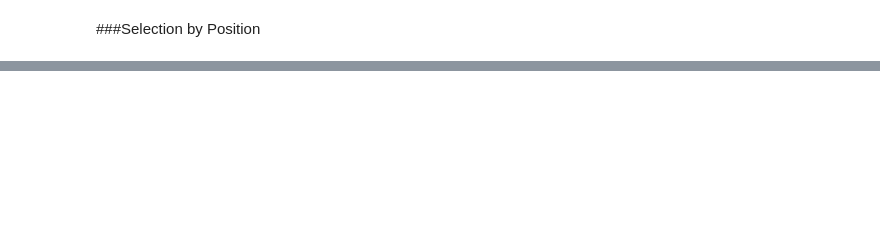
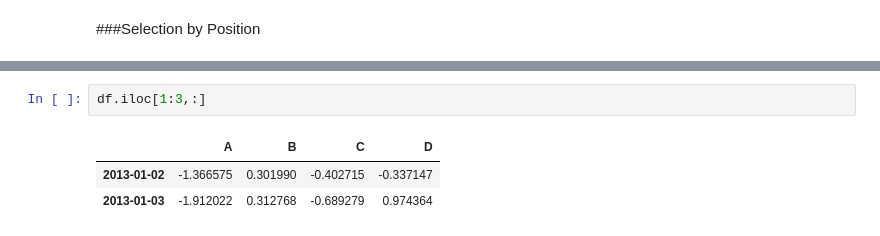
Before and after one commit to clipper0417/Pandas, a Jupyter notebook: 10_Minutes_To_Pandas.ipynb, the cells around one changed output, grey strips where cells are left out. Cells and saved outputs as stored; diff of their text form; blank space fills up the shorter version.

```diff
--- a/10_Minutes_To_Pandas.ipynb
+++ b/10_Minutes_To_Pandas.ipynb
@@ -213,0 +242,6 @@ df.at[dates[0],'A']
+# %%
+df.iloc[1:3,:]
+# %% [output]
+|  | A | B | C | D |
+| 2013-01-02 | -1.366575 | 0.301990 | -0.402715 | -0.337147 |
+| 2013-01-03 | -1.912022 | 0.312768 | -0.689279 | 0.974364 |
```
Also changed, not shown: parts of 27 cells of this notebook.
